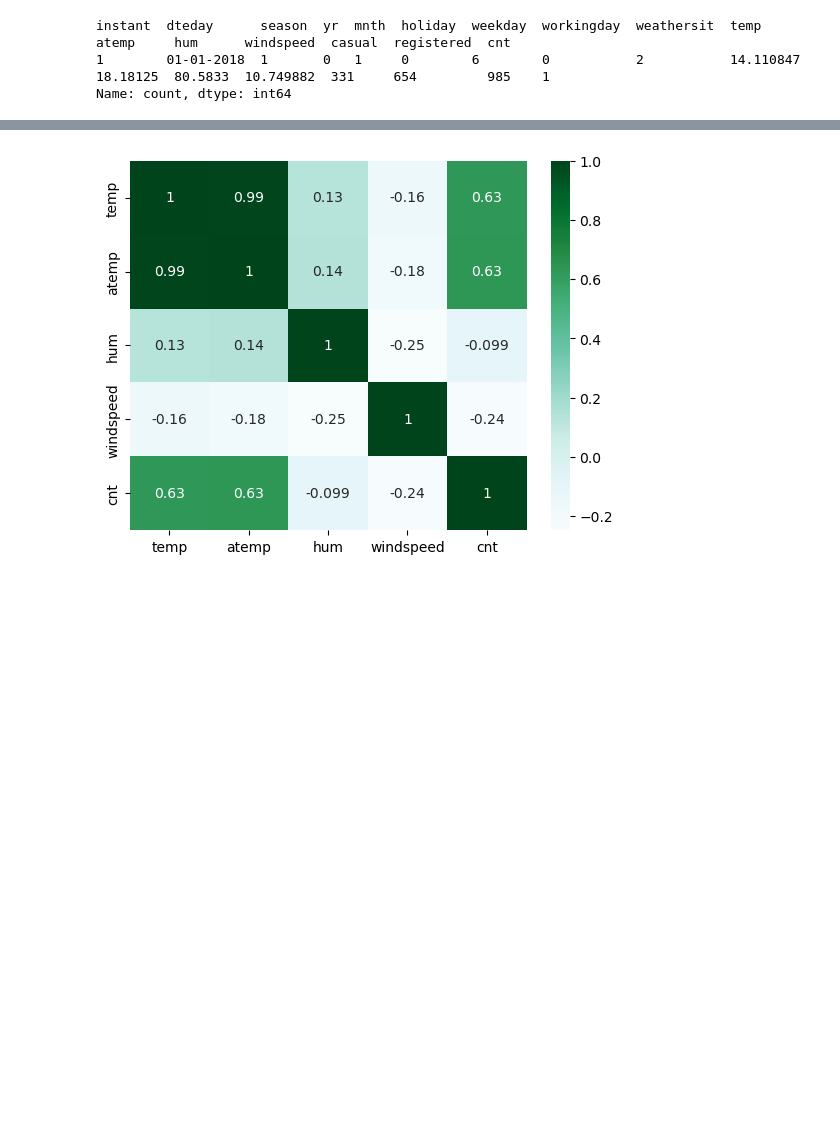
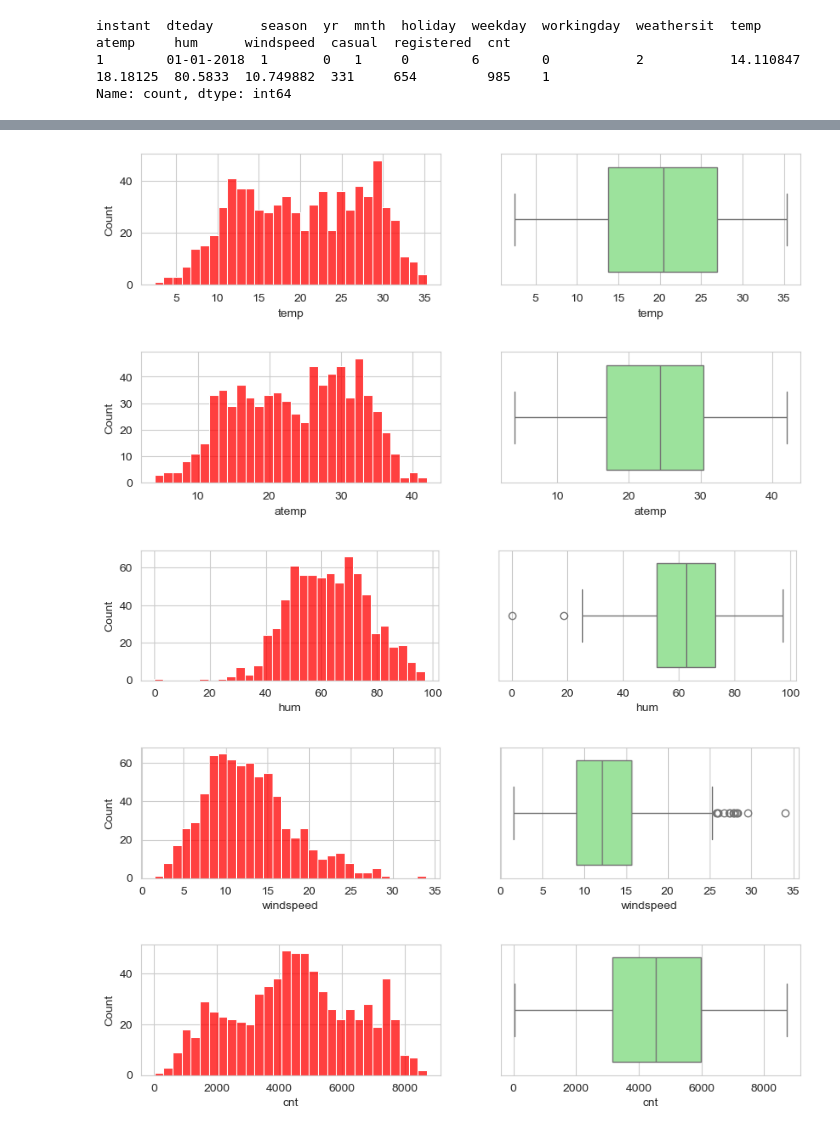
Before and after one commit to cmurakonda/Bike_Sharing, a Jupyter notebook: Bike_Sharing.ipynb, the cells around one changed output, grey strips where cells are left out. Drawn from its saved outputs; the diff is of its cells as text; code cells hidden in the pictures; blank space fills up the shorter version.

```diff
--- a/Bike_Sharing.ipynb
+++ b/Bike_Sharing.ipynb
@@ -215,8 +207,11 @@ bike_sharing_df.describe()
 # %%
-# columns holding numerical data
-numerical_columns = ['temp','atemp','hum','windspeed'] # based on data dictionary and describe method
-categorical_columns=['season', 'yr', 'mnth', 'holiday', 'weekday','workingday', 'weathersit']
+# Columns holding numerical data.
+NUMERICAL_COLUMNS=['temp','atemp','hum','windspeed']
+# Columns holding categorical data.
 
+CATEGORICAL_COLUMNS=['season', 'yr', 'mnth', 'holiday', 'weekday','workingday', 'weathersit']
+
+# Creates category names/description columns for analysis.
 category_variable_name_dict = {
    'season': {1:'Spring', 2:'Summer', 3:'Fall', 4:'Winter'},
    'yr' : {0: '2018', 1: '2019'},
@@ -225,9 +220,11 @@ category_variable_name_dict = {
    'weekday': {0:'Sunday', 1:'Monday', 2:'Tuesday', 3:'Wednesday', 4:'Thursday', 5:'Friday', 6:'Saturday'},
    'workingday': {0: 'Working Day', 1: 'Not Working Day'},
    'weathersit': {1: 'Clear, Few clouds, Partly cloudy, Partly cloudy', 2: 'Mist + Cloudy, Mist + Broken clouds, Mist + Few clouds, Mist',
-                  3: 'Light Snow, Light Rain + Thunderstorm + Scattered clouds, Light Rain + Scattered clouds'
-                  }
+                  3: 'Light Snow, Light Rain + Thunderstorm + Scattered clouds, Light Rain + Scattered clouds'}
+                  # EXCLUDING as NO RECORDS: 4: 'Heavy Rain + Ice Pallets + Thunderstorm + Mist, Snow + Fog'}
 }
 
 for category in category_variable_name_dict:
-    bike_sharing_df[category] = bike_sharing_df[category].map(category_variable_name_dict[category])
+   bike_sharing_df[category + '_name'] = bike_sharing_df[category].map(category_variable_name_dict[category])
+
+print(list(bike_sharing_df.columns))
@@ -243,6 +233,15 @@ bike_sharing_df.head()
-# %%
-# Checking continuous variables relationship with each other
-sns.heatmap(bike_sharing_df[['temp','atemp','hum','windspeed','cnt']].corr(), cmap='BuGn', annot = True)
-plt.show()
-# %% [output]
-[figure, removed]
+# %%
+df_data = bike_sharing_df.copy()
+# %%
+sns.set_style('whitegrid')
+
+for column in NUMERICAL_COLUMNS + ['cnt']:
+    fig, axs = plt.subplots(ncols = 2, figsize=(10, 2))
+    sns.histplot(df_data, x=column, kde = False, color ='red', bins = 30, ax=axs[0])
+    sns.boxplot(df_data, x=column, color ='lightgreen', ax=axs[1])
+# %% [output]
+[figure, added]
+[figure, added]
+[figure, added]
+[figure, added]
+[figure, added]
```
Also changed, not shown: parts of 30 cells of this notebook, 4 other files.
